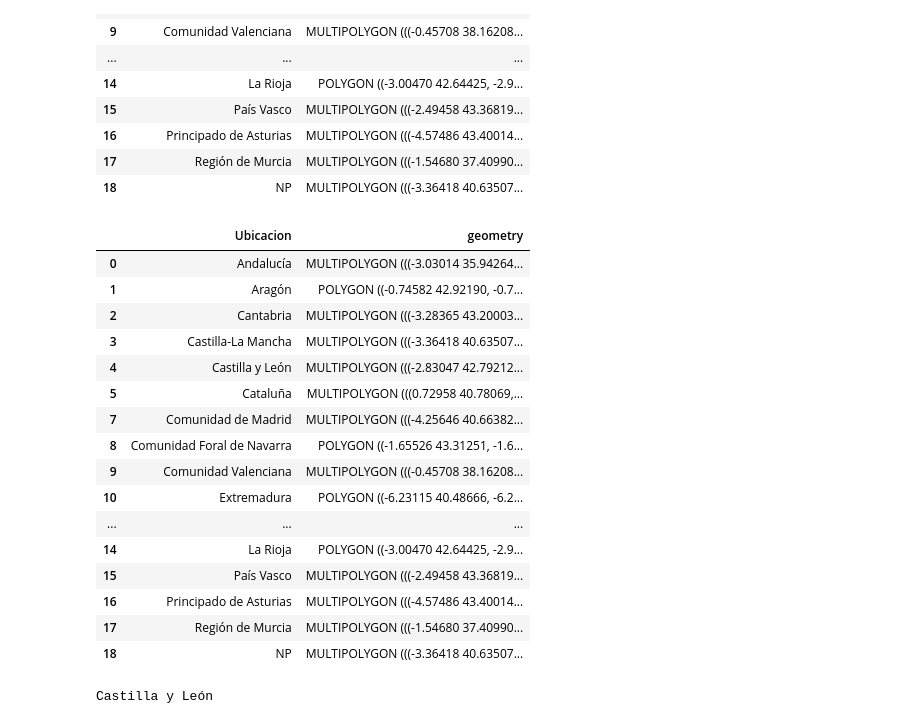
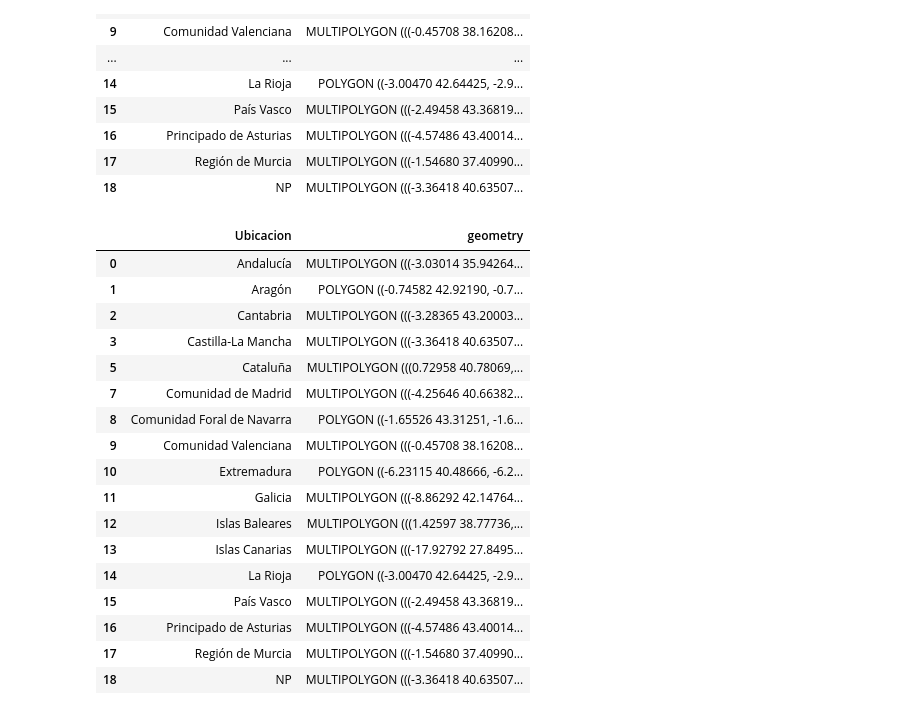
Before and after one commit to Factoria-F5-AI-Bootcamp-1-Edicion/Tracking_Aves, a Jupyter notebook: EDAb.ipynb, the cells around one changed output. Saved outputs shown, nothing was run; the diff lists cells and outputs as text; code cells hidden in the pictures.

```diff
--- a/EDAb.ipynb
+++ b/EDAb.ipynb
@@ -1373,30 +1371,27 @@ CRS not set for some of the concatenation inputs. Setting output's CRS as WGS 84
 | 17 | Región de Murcia | MULTIPOLYGON (((-1.54680 37.40990... |
 | 18 | NP | MULTIPOLYGON (((-3.36418 40.63507... |
 # %%
-res.drop(index=6,axis=0, inplace=True)
+res.drop(index=[4,6],axis=0, inplace=True)
 res
 # %% [output]
 |  | Ubicacion | geometry |
 | 0 | Andalucía | MULTIPOLYGON (((-3.03014 35.94264... |
 | 1 | Aragón | POLYGON ((-0.74582 42.92190, -0.7... |
 | 2 | Cantabria | MULTIPOLYGON (((-3.28365 43.20003... |
 | 3 | Castilla-La Mancha | MULTIPOLYGON (((-3.36418 40.63507... |
-| 4 | Castilla y León | MULTIPOLYGON (((-2.83047 42.79212... |
 | 5 | Cataluña | MULTIPOLYGON (((0.72958 40.78069,... |
 | 7 | Comunidad de Madrid | MULTIPOLYGON (((-4.25646 40.66382... |
 | 8 | Comunidad Foral de Navarra | POLYGON ((-1.65526 43.31251, -1.6... |
 | 9 | Comunidad Valenciana | MULTIPOLYGON (((-0.45708 38.16208... |
 | 10 | Extremadura | POLYGON ((-6.23115 40.48666, -6.2... |
-| ... | ... | ... |
+| 11 | Galicia | MULTIPOLYGON (((-8.86292 42.14764... |
+| 12 | Islas Baleares | MULTIPOLYGON (((1.42597 38.77736,... |
+| 13 | Islas Canarias | MULTIPOLYGON (((-17.92792 27.8495... |
 | 14 | La Rioja | POLYGON ((-3.00470 42.64425, -2.9... |
 | 15 | País Vasco | MULTIPOLYGON (((-2.49458 43.36819... |
 | 16 | Principado de Asturias | MULTIPOLYGON (((-4.57486 43.40014... |
 | 17 | Región de Murcia | MULTIPOLYGON (((-1.54680 37.40990... |
 | 18 | NP | MULTIPOLYGON (((-3.36418 40.63507... |
-# %%
-print(res['Ubicacion'][4])
-# %% [output]
-Castilla y León
 # %%
 mapping=df_definitivo.merge(geo,how='inner',left_on='Ubicacion',right_on='Ubicacion')
 mapping
```
Also changed, not shown: parts of 17 cells of this notebook.
